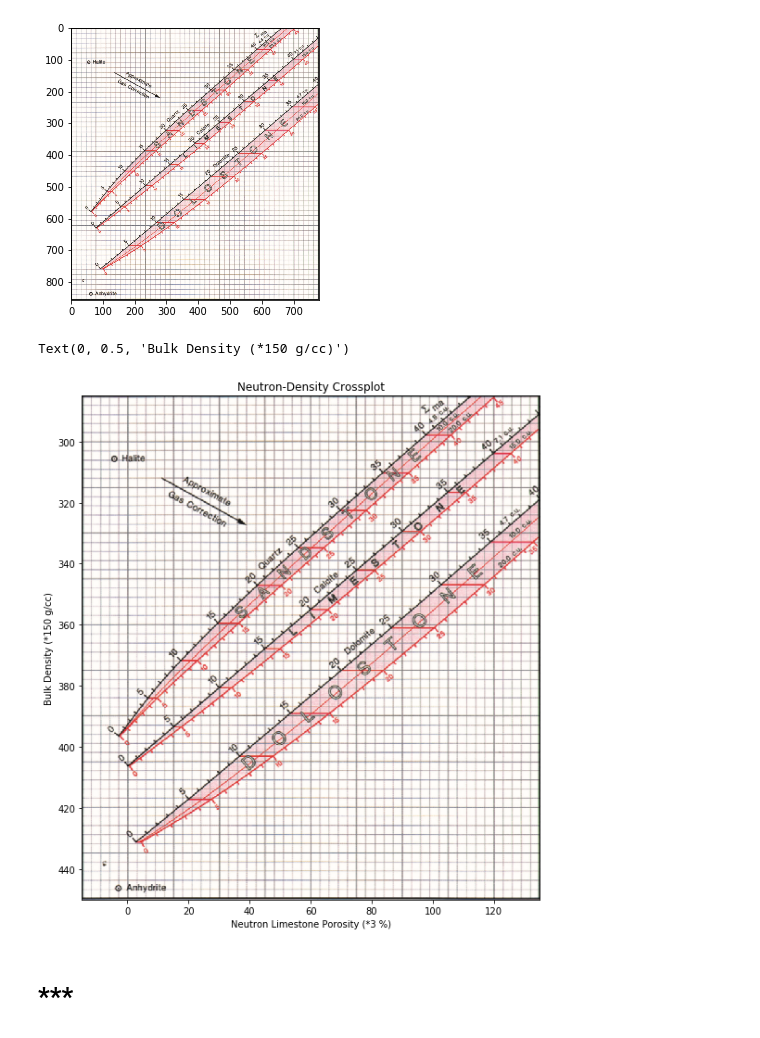
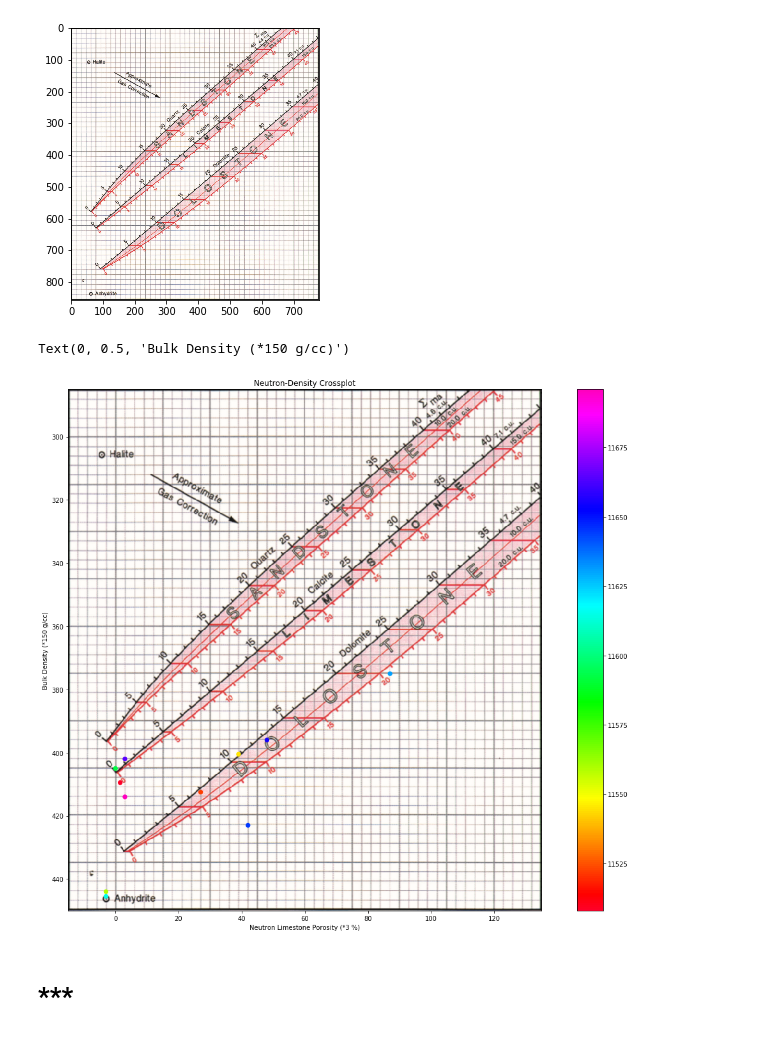
Before and after one commit to yohanesnuwara/reservoir-qi, a Jupyter notebook: porosity.ipynb, the cells around one changed output. Saved outputs shown, nothing was run; the diff lists cells and outputs as text; code cells hidden in the pictures.

```diff
--- a/porosity.ipynb
+++ b/porosity.ipynb
@@ -13,0 +18,8 @@ Unpacking objects: 100% (68/68), done.
+# %%
+depth = np.array([11508, 11522, 11545, 11560, 11593, 11615, 11631, 11645, 11655, 11665, 11696])
+dt = np.array([51, 47, 57, 48, 50, 51, 67, 52, 57, 52, 50]) # sonic traveltime
+rhob = np.array([2.73, 2.75, 2.67, 2.96, 2.7, 2.97, 2.5, 2.82, 2.64, 2.68, 2.76]) # bulk density
+nphi = np.array([0.005, 0.09, 0.13, -0.01, 0, -0.01, 0.29, 0.14, 0.16, 0.01, 0.01]) # neutron porosity
+
+data = pd.DataFrame({"Depth": depth, "DT": dt, "RHOB": rhob, "NPHI": nphi})
+data
@@ -18,16 +72,24 @@ plt.imshow(neutron_density_xplot)
 # %% [output]
 <matplotlib.image.AxesImage at 0x...>
 [figure]
+# %%
+def xplot(axisx, axisy, axisz):
+  plt.scatter(axisx, axisy, c=axisz, s=40, cmap='gist_rainbow')
+  plt.colorbar()
 # %%
 xratio = 3; yratio = 150
 extent = [-5 * xratio, 45 * xratio, 3 * yratio, 1.9 * yratio] # format: (x axis 1, x axis 2, y axis 1, y axis 2)
-plt.figure(figsize=(20, 10))
+plt.figure(figsize=(20, 15))
+
+z = depth
+xplot((nphi * 100 * xratio), (rhob * yratio), depth)
+
 plt.imshow(neutron_density_xplot, extent=extent)
 plt.title("Neutron-Density Crossplot")
 plt.xlabel("Neutron Limestone Porosity (*3 %)"); plt.ylabel("Bulk Density (*150 g/cc)")
 # %% [output]
 Text(0, 0.5, 'Bulk Density (*150 g/cc)')
-[figure, old version]
+[figure, new version]
 # %% [markdown]
 # ***
 # %%
```
Also changed, not shown: parts of 6 cells of this notebook.
